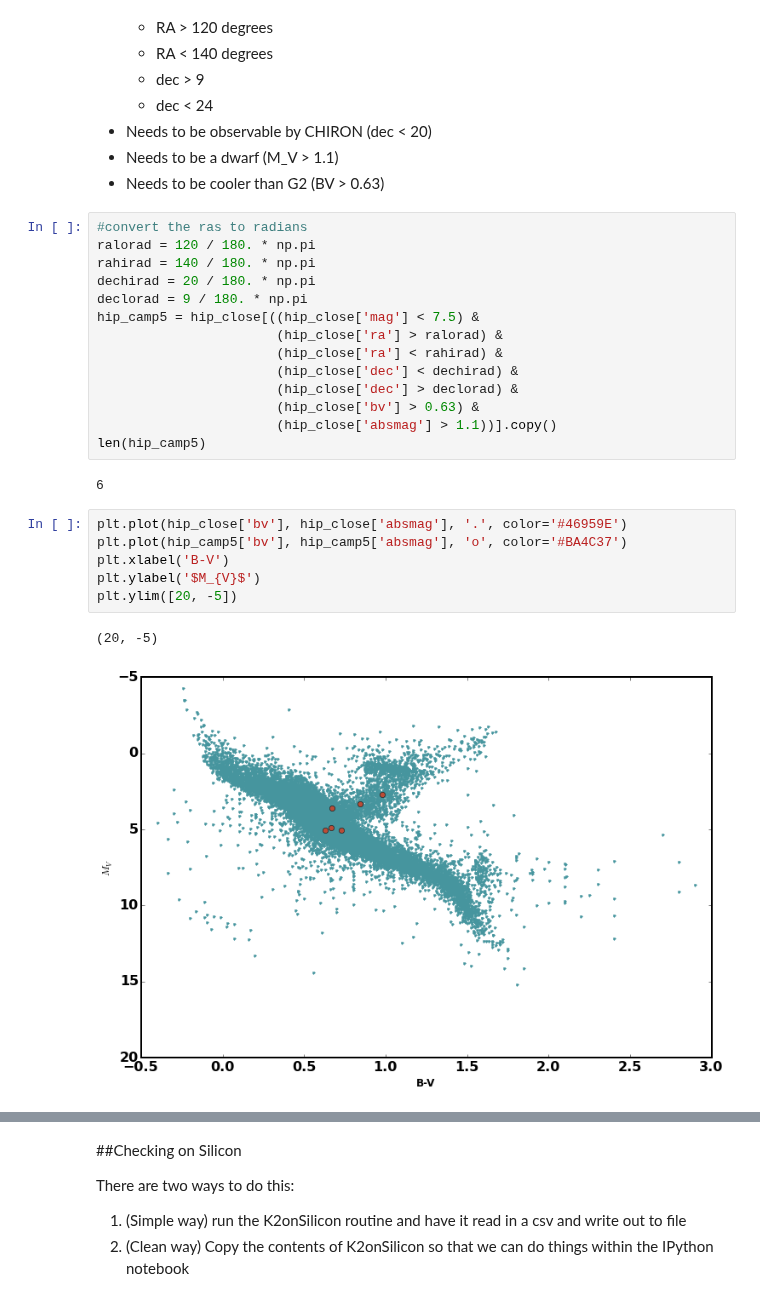
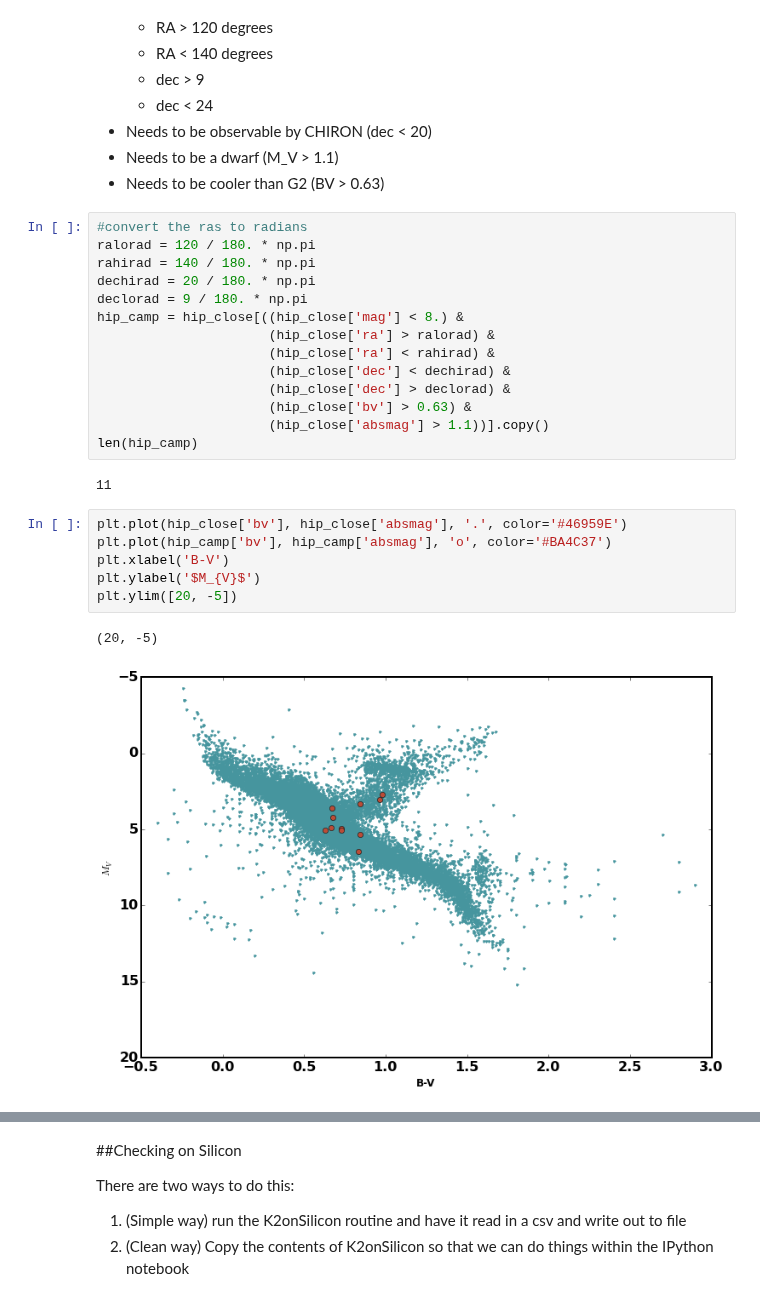
Before and after one commit to mattgiguere/K2Brights, a Jupyter notebook: code/K2BrightsCamp5.ipynb, the cells around one changed output, grey strips where cells are left out. Saved outputs shown, nothing was run; the diff lists cells and outputs as text.

Commit message:
redid Camp5 down to 8th mag
and there are 3 suitable targets

```diff
--- a/code/K2BrightsCamp5.ipynb
+++ b/code/K2BrightsCamp5.ipynb
@@ -121,22 +124,22 @@ ralorad = 120 / 180. * np.pi
 rahirad = 140 / 180. * np.pi
 dechirad = 20 / 180. * np.pi
 declorad = 9 / 180. * np.pi
-hip_camp5 = hip_close[((hip_close['mag'] < 7.5) &
-                       (hip_close['ra'] > ralorad) &
-                       (hip_close['ra'] < rahirad) &
-                       (hip_close['dec'] < dechirad) &
-                       (hip_close['dec'] > declorad) &
-                       (hip_close['bv'] > 0.63) &
-                       (hip_close['absmag'] > 1.1))].copy()
-len(hip_camp5)
+hip_camp = hip_close[((hip_close['mag'] < 8.) &
+                      (hip_close['ra'] > ralorad) &
+                      (hip_close['ra'] < rahirad) &
+                      (hip_close['dec'] < dechirad) &
+                      (hip_close['dec'] > declorad) &
+                      (hip_close['bv'] > 0.63) &
+                      (hip_close['absmag'] > 1.1))].copy()
+len(hip_camp)
 # %% [output]
-6
+11
 # %%
 plt.plot(hip_close['bv'], hip_close['absmag'], '.', color='#46959E')
-plt.plot(hip_camp5['bv'], hip_camp5['absmag'], 'o', color='#BA4C37')
+plt.plot(hip_camp['bv'], hip_camp['absmag'], 'o', color='#BA4C37')
 plt.xlabel('B-V')
 plt.ylabel('$M_{V}$')
 plt.ylim([20, -5])
 # %% [output]
 (20, -5)
-[figure, old version]
+[figure, new version]
```
Also changed, not shown: parts of 11 cells of this notebook.
